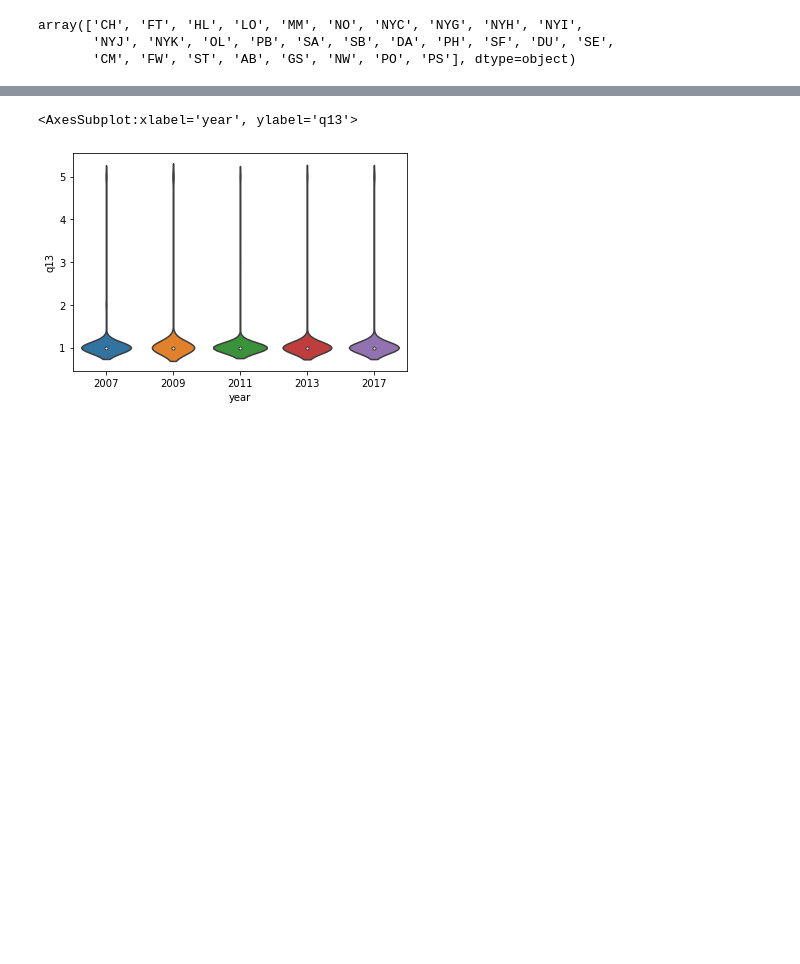
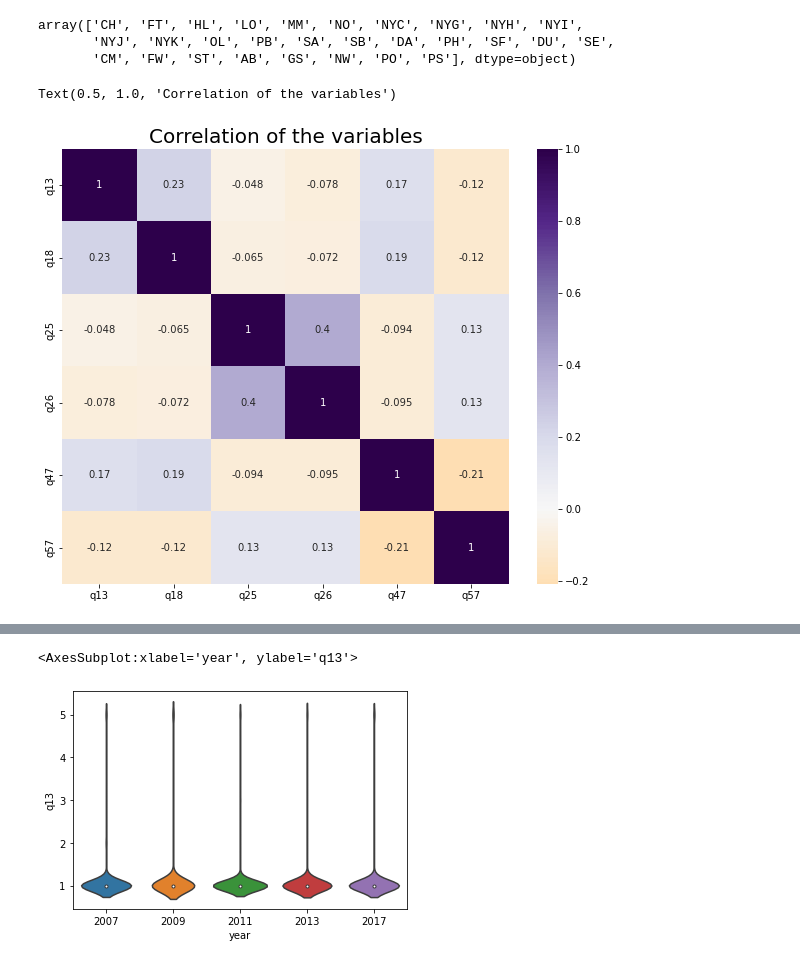
Before and after one commit to brodyee/STATS551_Project, a Jupyter notebook: eda/brodysEDA.ipynb, the cells around one changed output, grey strips where cells are left out. Drawn from its saved outputs; the diff is of its cells as text; code cells hidden in the pictures; blank space fills up the shorter version.

```diff
--- a/eda/brodysEDA.ipynb
+++ b/eda/brodysEDA.ipynb
@@ -865,3 +887,12 @@ survNoNA["sitecode"].unique()
 array(['CH', 'FT', 'HL', 'LO', 'MM', 'NO', 'NYC', 'NYG', 'NYH', 'NYI',
        'NYJ', 'NYK', 'OL', 'PB', 'SA', 'SB', 'DA', 'PH', 'SF', 'DU', 'SE',
        'CM', 'FW', 'ST', 'AB', 'GS', 'NW', 'PO', 'PS'], dtype=object)
+# %%
+corr = survNoNA.drop(["carRiskScore","sitecode","year","age","sex","grade","race4","bmi","qnowt"], axis=1).corr()
+
+plt.figure(figsize=(10,8))
+fig = sns.heatmap(corr, annot=True, cmap = 'PuOr', center=0)
+plt.title("Correlation of the variables", fontsize=20)
+# %% [output]
+Text(0.5, 1.0, 'Correlation of the variables')
+[figure, added]
```
Also changed, not shown: parts of 7 cells of this notebook, 5 other files.
